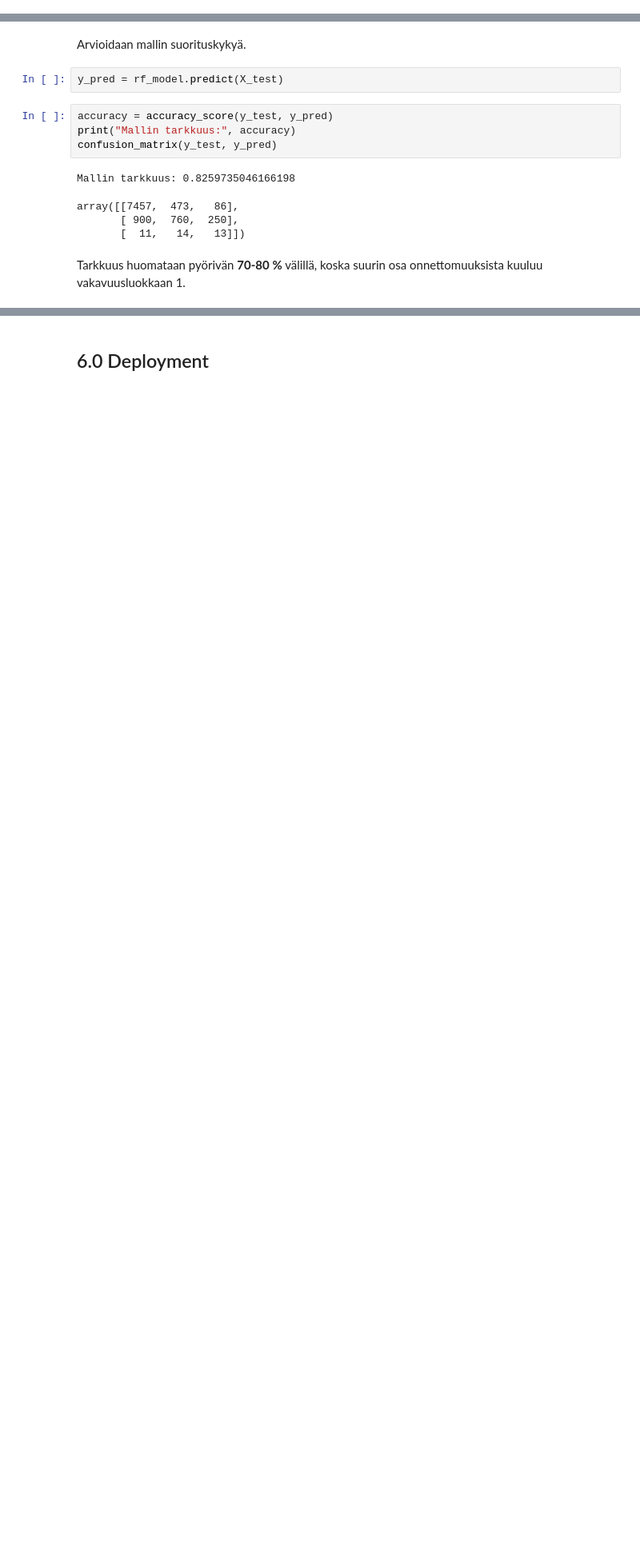
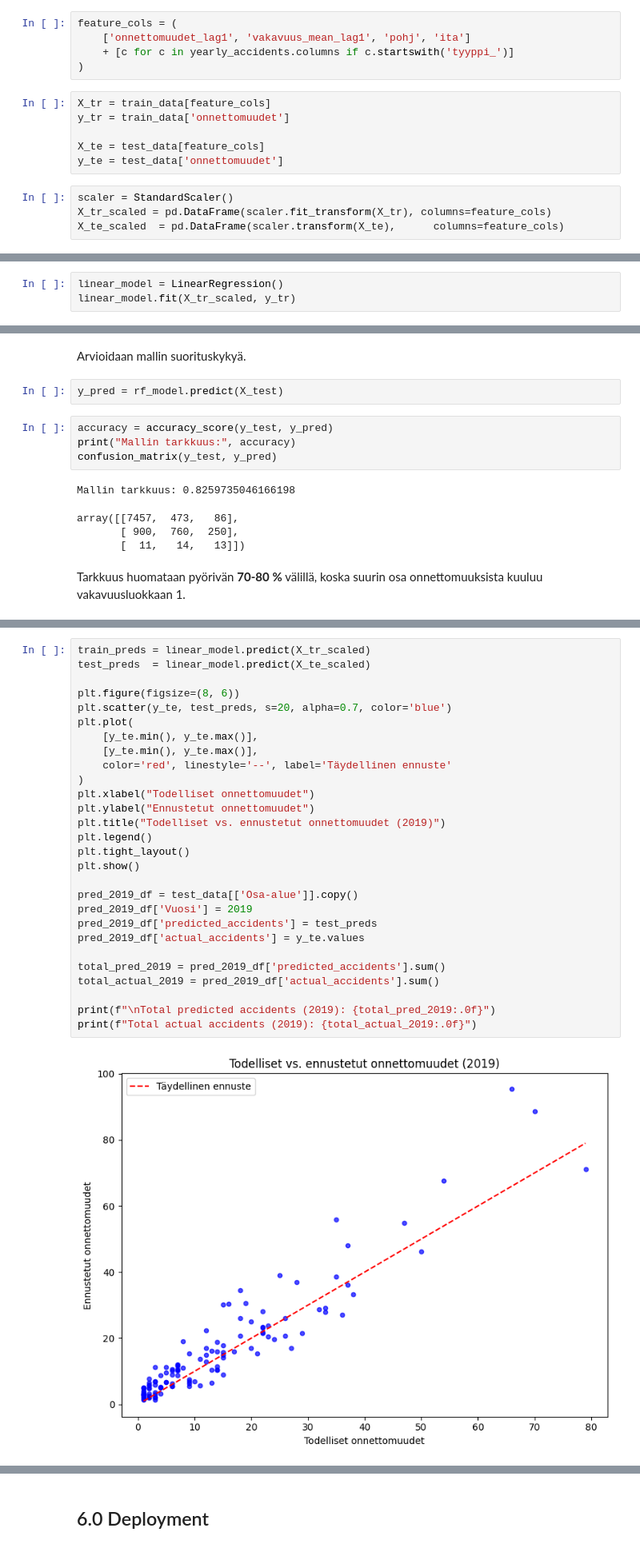
Before and after one commit to TonyKarlin/OhTu_ML_Project, a Jupyter notebook: Liikenneonnettomuudet.ipynb, the cells around one changed output, grey strips where cells are left out. Shown at 80% size. Cells and saved outputs as stored; diff of their text form; blank space fills up the shorter version.

```diff
--- a/Liikenneonnettomuudet.ipynb
+++ b/Liikenneonnettomuudet.ipynb
@@ -229,2 +296,17 @@ accidents.describe(include='all')
+# %%
+feature_cols = (
+    ['onnettomuudet_lag1', 'vakavuus_mean_lag1', 'pohj', 'ita']
+    + [c for c in yearly_accidents.columns if c.startswith('tyyppi_')]
+)
+# %%
+X_tr = train_data[feature_cols]
+y_tr = train_data['onnettomuudet']
+
+X_te = test_data[feature_cols]
+y_te = test_data['onnettomuudet']
+# %%
+scaler = StandardScaler()
+X_tr_scaled = pd.DataFrame(scaler.fit_transform(X_tr), columns=feature_cols)
+X_te_scaled  = pd.DataFrame(scaler.transform(X_te),      columns=feature_cols)
 # %% [markdown]
 ## 4.0 Modeling
@@ -272,0 +363,3 @@ RandomForestClassifier(class_weight='balanced', max_depth=10,
+# %%
+linear_model = LinearRegression()
+linear_model.fit(X_tr_scaled, y_tr)
@@ -312,0 +432,30 @@ plt.show()
+# %%
+train_preds = linear_model.predict(X_tr_scaled)
+test_preds  = linear_model.predict(X_te_scaled)
+
+plt.figure(figsize=(8, 6))
+plt.scatter(y_te, test_preds, s=20, alpha=0.7, color='blue')
+plt.plot(
+    [y_te.min(), y_te.max()],
+    [y_te.min(), y_te.max()],
+    color='red', linestyle='--', label='Täydellinen ennuste'
+)
+plt.xlabel("Todelliset onnettomuudet")
+plt.ylabel("Ennustetut onnettomuudet")
+plt.title("Todelliset vs. ennustetut onnettomuudet (2019)")
+plt.legend()
+plt.tight_layout()
+plt.show()
+
+pred_2019_df = test_data[['Osa-alue']].copy()
+pred_2019_df['Vuosi'] = 2019
+pred_2019_df['predicted_accidents'] = test_preds
+pred_2019_df['actual_accidents'] = y_te.values
+
+total_pred_2019 = pred_2019_df['predicted_accidents'].sum()
+total_actual_2019 = pred_2019_df['actual_accidents'].sum()
+
+print(f"\nTotal predicted accidents (2019): {total_pred_2019:.0f}")
+print(f"Total actual accidents (2019): {total_actual_2019:.0f}")
+# %% [output]
+[figure, added]
```
Also changed, not shown: parts of 33 cells of this notebook.
